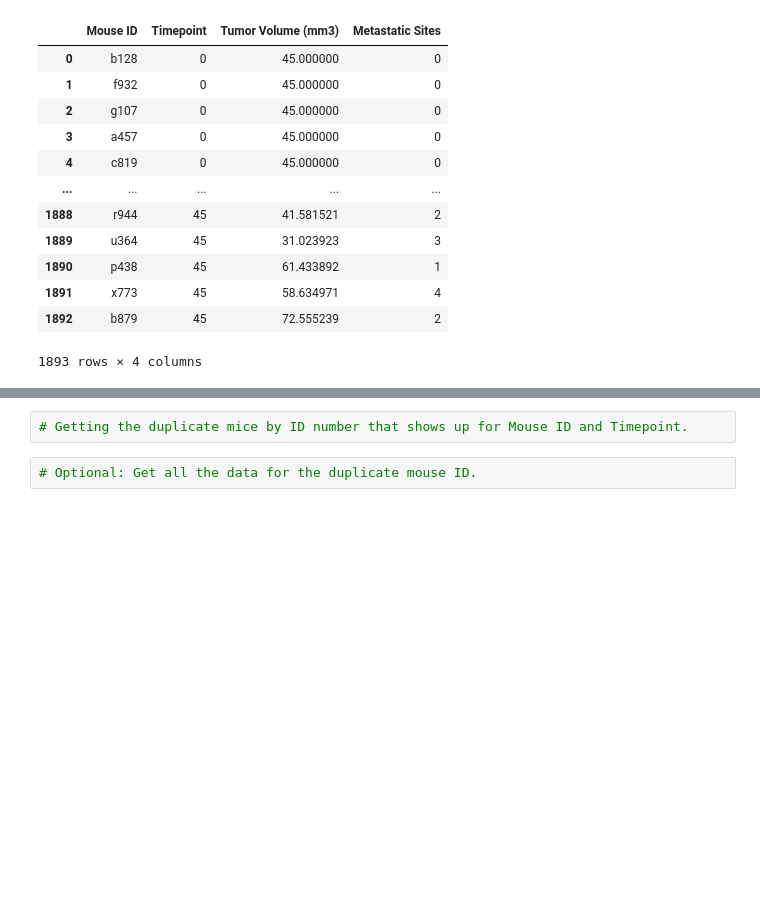
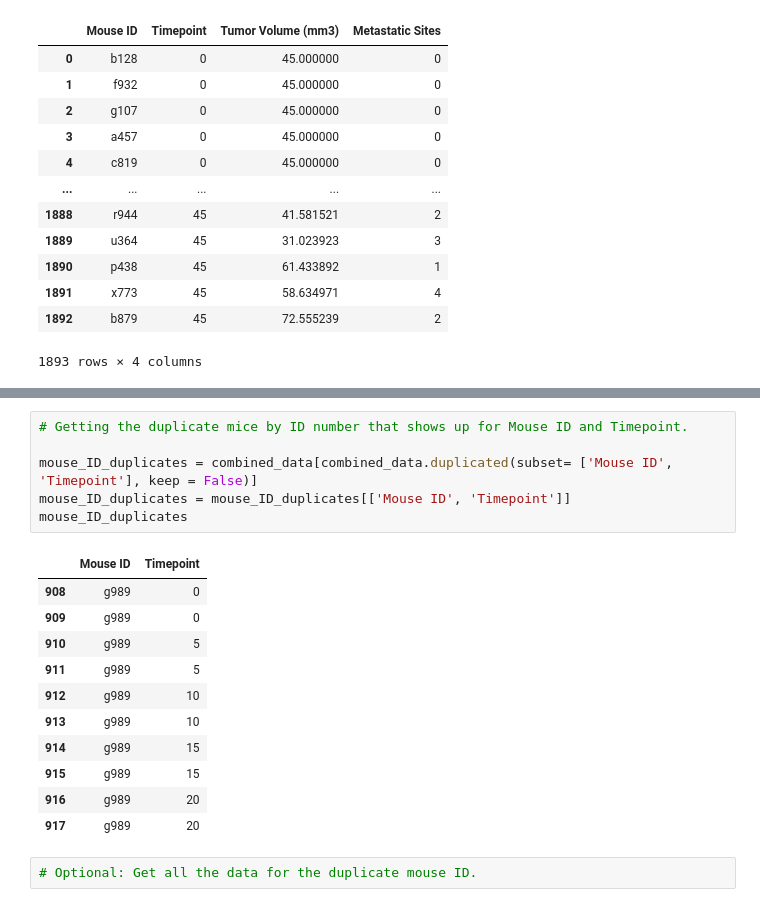
Before and after one commit to ClodettaV/Matplotlib_Homework, a Jupyter notebook: Pymaceuticals/pymaceuticals_starter.ipynb, the cells around one changed output, grey strips where cells are left out. Cells and saved outputs as stored; diff of their text form; blank space fills up the shorter version.

```diff
--- a/Pymaceuticals/pymaceuticals_starter.ipynb
+++ b/Pymaceuticals/pymaceuticals_starter.ipynb
@@ -75,5 +88,21 @@ TypeError: 'DataFrame' object is not callable
 # %%
 # Getting the duplicate mice by ID number that shows up for Mouse ID and Timepoint.
+
+mouse_ID_duplicates = combined_data[combined_data.duplicated(subset= ['Mouse ID', 'Timepoint'], keep = False)]
+mouse_ID_duplicates = mouse_ID_duplicates[['Mouse ID', 'Timepoint']]
+mouse_ID_duplicates
+# %% [output]
+|  | Mouse ID | Timepoint |
+| 908 | g989 | 0 |
+| 909 | g989 | 0 |
+| 910 | g989 | 5 |
+| 911 | g989 | 5 |
+| 912 | g989 | 10 |
+| 913 | g989 | 10 |
+| 914 | g989 | 15 |
+| 915 | g989 | 15 |
+| 916 | g989 | 20 |
+| 917 | g989 | 20 |
 # %%
 # Optional: Get all the data for the duplicate mouse ID.
 # %%
```
Also changed, not shown: parts of 8 cells of this notebook, 1 other file.
